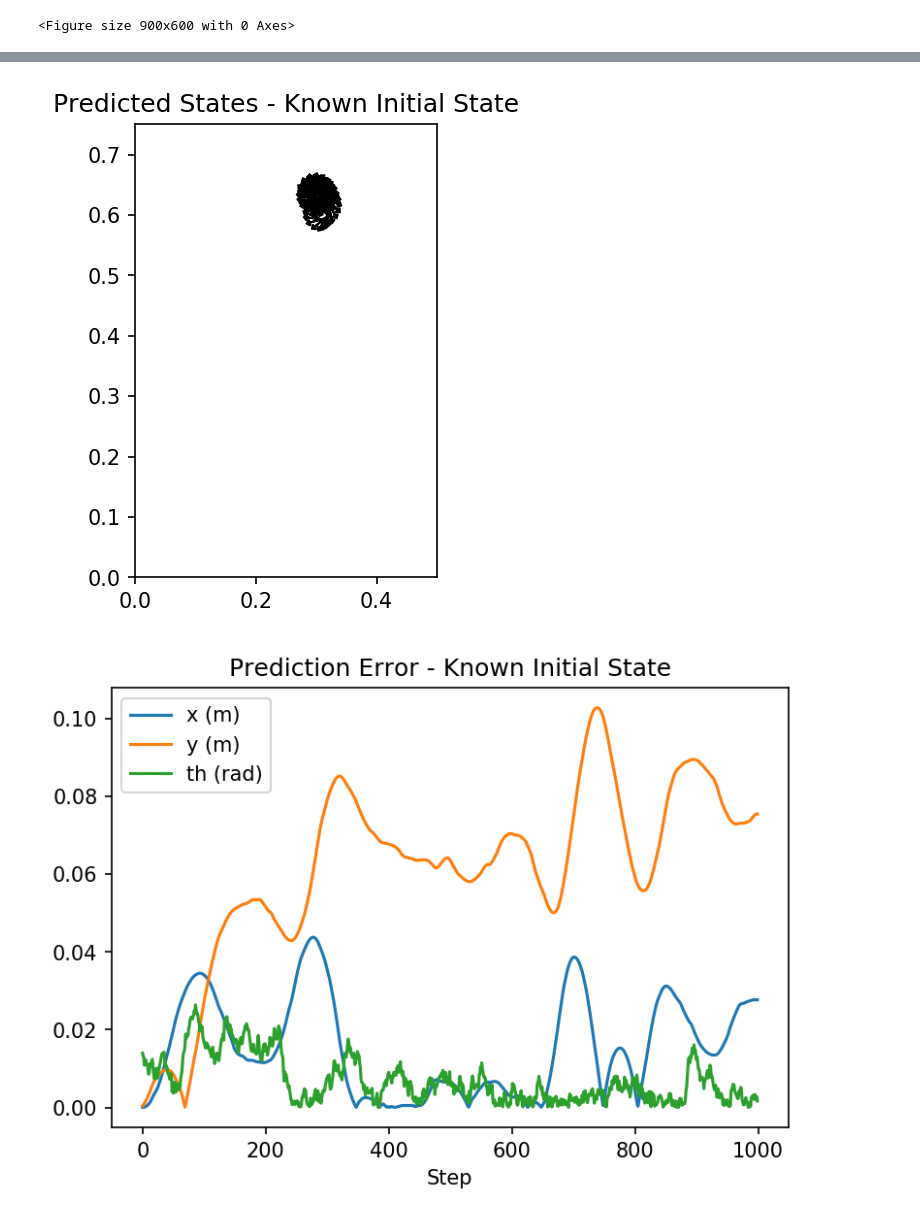
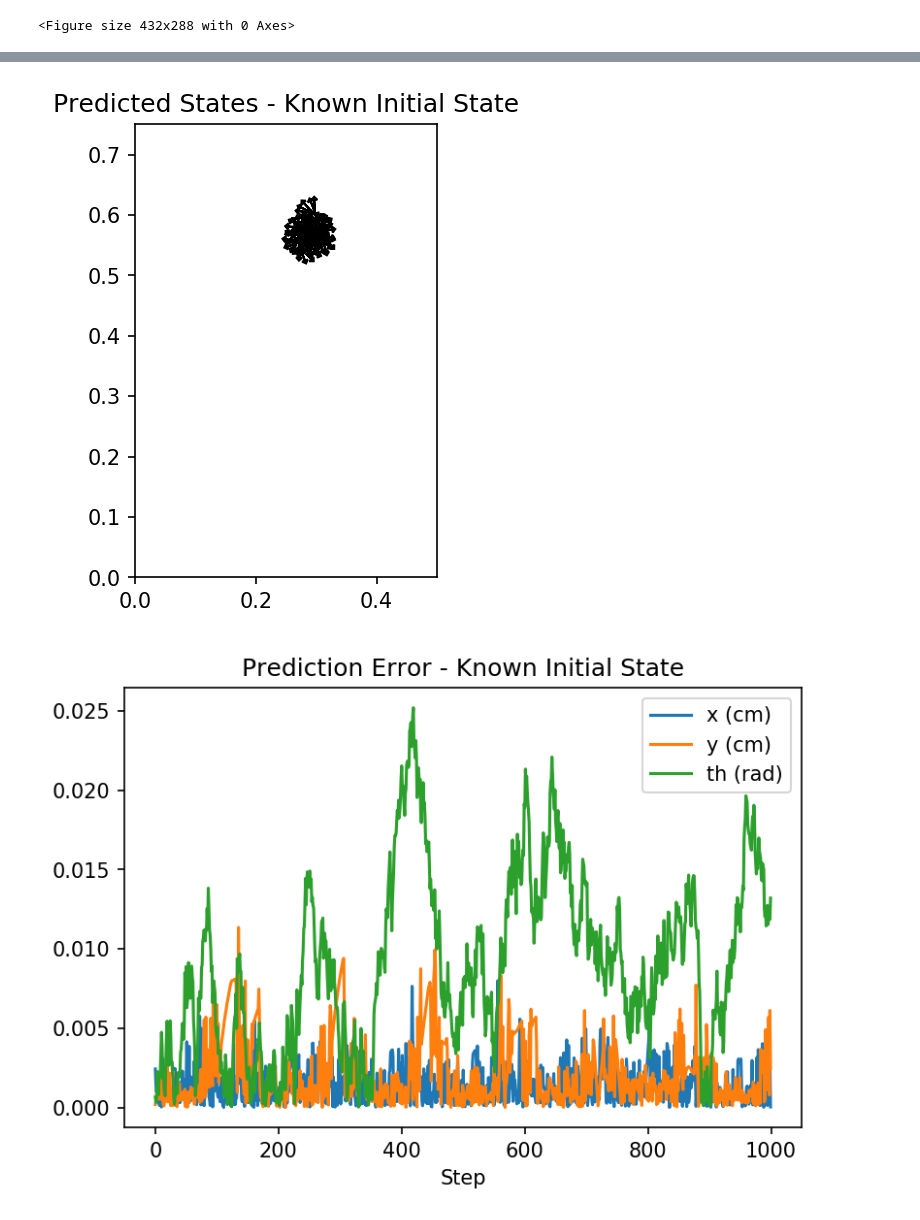
Before and after one commit to samer1248/ECE209AS-Lab3, a Jupyter notebook: project3_tests.ipynb, the cells around one changed output, grey strips where cells are left out. Cells and saved outputs as stored; diff of their text form; code cells hidden in the pictures.

```diff
--- a/project3_tests.ipynb
+++ b/project3_tests.ipynb
@@ -16,7 +16,7 @@ from my_lib import *
 # %%
 actuation_noise_std = np.ones((2,))*0.05*60
 
-measurement_noise_std = np.array([0.03*0.4,0.03*0.4,4.98e-5,1.25e-5]) #np.ones((4,))*1e-5
+measurement_noise_std = np.array([0.01,0.01,4.98e-5,1.25e-5]) #np.ones((4,))*1e-5
 
 measure_noise_cov = np.diag(measurement_noise_std)
 state_noise_cov = np.diag(measurement_noise_std)
@@ -39,11 +39,10 @@ def eval_one_traj(control_seq,init_state,obs_seq, seed =0, plot = True):
     actuation_noise_cov = np.diag(actuation_noise_std)**2
     measure_noise_cov = np.diag(measurement_noise_std)**2
 
+    pred_states2 = apply_kalman2(obs_seq,control_seq,init_state,init_cov,actuation_noise_cov,measure_noise_cov,spreading = 3)
 
-    pred_states2 = apply_kalman2(obs_seq,control_seq,init_state,init_cov,actuation_noise_cov,measure_noise_cov,spreading = 1)
-
-    plt.plot(np.array(obs_seq))
-    plt.legend(['f (m)','r (m)','th (rad)','w (rad/s)'])
+    plt.plot(np.array(obs_seq*np.array([[100,100,1,1]])))
+    plt.legend(['f (cm)','r (cm)','th (rad)','w (rad/s)'])
     plt.xlabel("Step")
     plt.ylabel("Sensor Values")
     plt.title("Sensor Values")
@@ -63,7 +62,7 @@ def eval_one_traj(control_seq,init_state,obs_seq, seed =0, plot = True):
 
 def eval_one_traj_unknown(control_seq,obs_seq, plot = True):
 
-    init_cov = np.diag(np.ones((4,)))
+    init_cov = np.diag(np.ones((4,)))*1
     actuation_noise_cov = np.diag(actuation_noise_std)**2
     measure_noise_cov = np.diag(measurement_noise_std)**2
 
@@ -73,7 +72,7 @@ def eval_one_traj_unknown(control_seq,obs_seq, plot = True):
 
 
 
-    pred_states2 = apply_kalman2(obs_seq,control_seq,[W/2,L/2,0,0],init_cov,actuation_noise_cov,measure_noise_cov,spreading = 0.1)
+    pred_states2 = apply_kalman2(obs_seq,control_seq,[W/2,L/2,0,0],init_cov,actuation_noise_cov,measure_noise_cov,spreading = 3)
 
     if plot:
         plot_state_seq(state_seq,10)
@@ -90,6 +89,7 @@ def eval_one_traj_unknown(control_seq,obs_seq, plot = True):
 control_seq = [[-60,60]]*1000
 init_state = [0.30,0.6,0,0]
 state_seq,obs_seq = generate_measurement(init_state,control_seq,seed = 5)
+
 eval_one_traj(control_seq,init_state,obs_seq);
 eval_one_traj_unknown(control_seq,obs_seq);
 # %% [output]
@@ -99,5 +99,5 @@ MSE [0.03964246 0.1652003  0.0091371 ]
-<Figure size 900x600 with 0 Axes>
+<Figure size 432x288 with 0 Axes>
 [figure]
-[figure, old version]
+[figure, new version]
-[figure, old version]
+[figure, new version]
 [figure]
```
Also changed, not shown: parts of 8 cells of this notebook, 4 other files.
